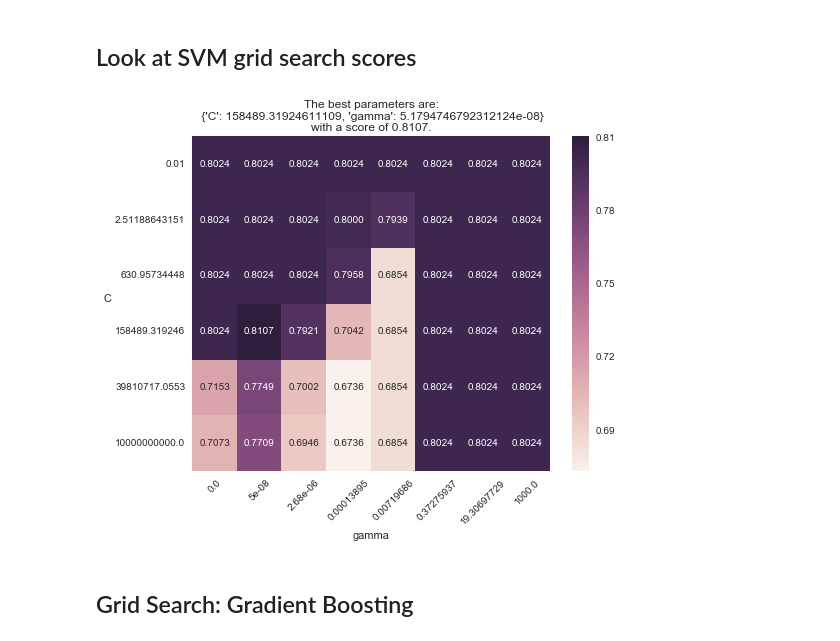
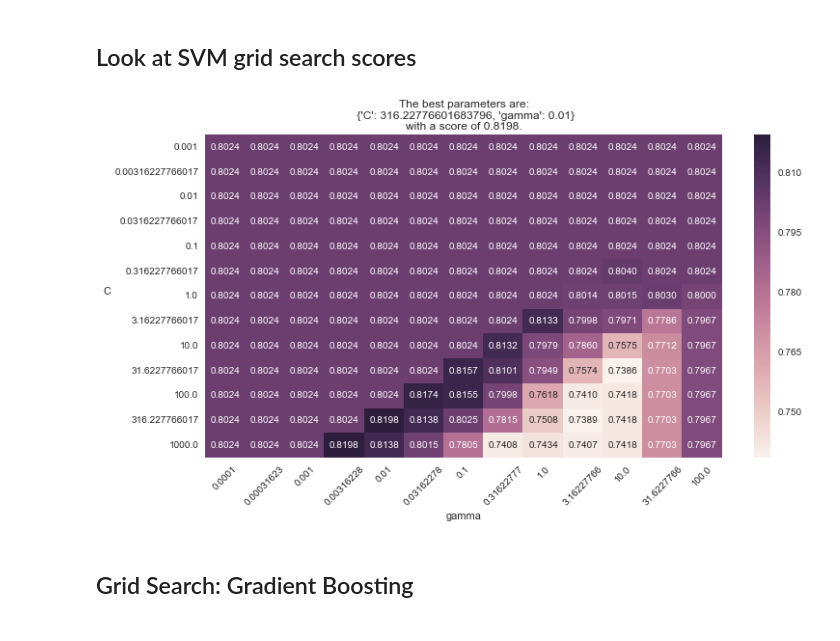
Before and after one commit to kcbighuge/p2-student-intervention, a Jupyter notebook: student_intervention.ipynb, the cells around one changed output. Drawn from its saved outputs; the diff is of its cells as text; code cells hidden in the pictures.

```diff
--- a/student_intervention.ipynb
+++ b/student_intervention.ipynb
@@ -235,7 +235,8 @@ def preprocess_features(X):
 
         # If still non-numeric, convert to one or more dummy variables
         if col_data.dtype == object:
-            col_data = pd.get_dummies(col_data, prefix=col)  # e.g. 'school' => 'school_GP', 'school_MS'
+            #col_data = pd.get_dummies(col_data, prefix=col)  # e.g. 'school' => 'school_GP', 'school_MS'
+            col_data = pd.get_dummies(col_data, prefix=col, drop_first=True)  # use N-1 dummy columns
 
         outX = outX.join(col_data)  # collect column(s) in output dataframe
 
@@ -605,13 +626,12 @@ from sklearn import grid_search
 f1_scorer = metrics.make_scorer(f1_score, greater_is_better=True, pos_label='yes')
 # %%
 # function to tune model: can specify gridsearch cv size, train/test set split via random_state
-def tune_clf_model(clf, parameters, scorer, cv=None, rand=0):
-    # Use gridearch to fine tune the classifier and find the best model
-    reg = grid_search.GridSearchCV(clf, parameters, scoring=scorer, cv=cv)
+def tune_clf_model(clf, X_train, X_test, y_train, y_test, parameters, scorer, cv=None, rand=0):
+    '''Use gridearch to fine tune the classifier and find the best model'''
 
-    # Shuffle the data using different random_state values
-    X_train, X_test, y_train, y_test = cross_validation.train_test_split(X_all, y_all, stratify=y_all,
-                                                                         test_size=int(num_test), random_state=rand)
+    # The default grid search uses 3 folds; use the 'cv' param to specify more
+    reg = grid_search.GridSearchCV(clf, parameters, scoring=scorer, cv=cv,
+                                   n_jobs=16, pre_dispatch='2*n_jobs', verbose=1)
 
     # find best estimator
     reg.fit(X_train, y_train)
@@ -685,16 +705,16 @@ http://scikit-learn.org/stable/auto_examples/svm/plot_rbf_parameters.html
 # normalize features
 from sklearn.preprocessing import Normalizer
 normer = Normalizer()
-X_train = normer.fit_transform(X_train)
-X_test = normer.transform(X_test)
+X_train_norm = normer.fit_transform(X_train)
+X_test_norm = normer.transform(X_test)
 
 # Setup a Classifier
-clf = svm.SVC(random_state=42)
+clf = SVC(random_state=42)
 
 # tune params
-C_range = np.logspace(-2, 10, 6)
-gamma_range = np.logspace(-9, 3, 8)
+C_range = np.logspace(-3, 3, 13)
+gamma_range = np.logspace(-4, 2, 13)
 parameters = dict(gamma=gamma_range, C=C_range)
 
-est_svm, grid_obj = tune_clf_model(clf, parameters, f1_scorer, cv=5)
+est_svm, grid_obj = tune_clf_model(clf, X_train_norm, X_test_norm, y_train, y_test, parameters, f1_scorer, cv=5)
 # %% [output]
@@ -721,25 +744,25 @@ Look at SVM grid search scores
 # %%
 # heatmap of best scores
 import matplotlib.pyplot as plt
 %matplotlib inline
 import seaborn as sns
 
 scores = [x[1] for x in grid_obj.grid_scores_]
 scores = np.array(scores).reshape(len(C_range), len(gamma_range))
 
-fig, ax = plt.subplots(figsize=(8,6))
+fig, ax = plt.subplots(figsize=(12,6))
 
 ax = sns.heatmap(scores, annot=True, fmt=".4f")
 ax.set_xlabel('gamma')
 ax.set_ylabel('C', rotation=0)
 ax.yaxis.labelpad = 8
 ax.set_xticklabels(gamma_range.round(8), rotation=45, ha='center')
 ax.set_yticklabels(C_range[::-1], rotation=0, va='center')
 ax.set_title("The best parameters are:\n {}\nwith a score of {:0.4f}.".format(
         grid_obj.best_params_, grid_obj.best_score_)
          );
 # %% [output]
-[figure, old version]
+[figure, new version]
 # %% [markdown]
 Grid Search: Gradient Boosting
 ------------
```
Also changed, not shown: parts of 20 cells of this notebook.
